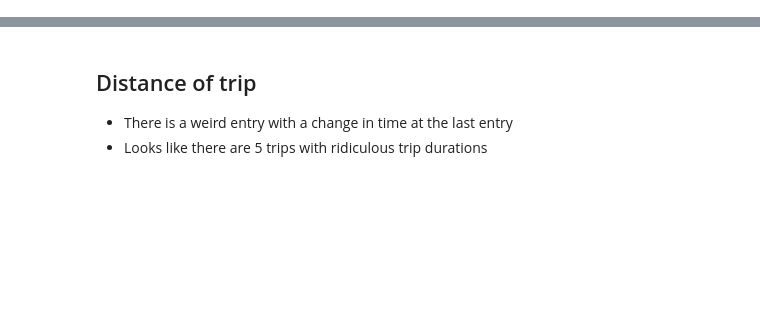
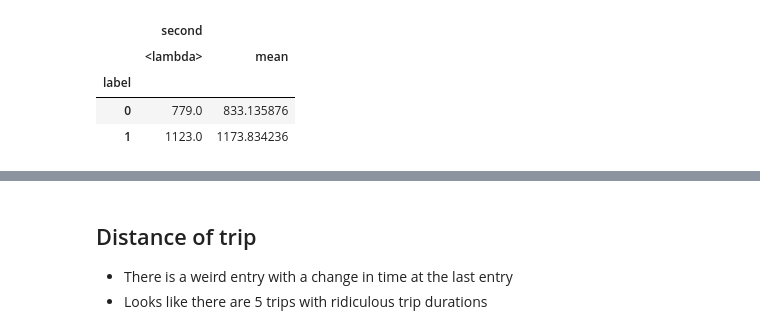
Before and after one commit to jtsw1990/grab-ai-safety, a Jupyter notebook: 2. Safety Challenge - Exploratory Data Analysis.ipynb, the cells around one changed output, grey strips where cells are left out. Drawn from its saved outputs; the diff is of its cells as text; code cells hidden in the pictures; blank space fills up the shorter version.

```diff
--- a/2. Safety Challenge - Exploratory Data Analysis.ipynb
+++ b/2. Safety Challenge - Exploratory Data Analysis.ipynb
@@ -47,7 +47,17 @@ df.loc[ mask, [
 # %%
 df.groupby("bookingid").agg(
     {
         "second" : np.max,
         "label" : np.max
     }
-).groupby("label").agg("mean")
+).groupby("label").agg(
+    {
+    "second" : [lambda x: np.percentile(x, q=50), np.mean]
+    }
+)
+# %% [output]
+|  | second |  |
+|  | <lambda> | mean |
+| label |  |  |
+| 0 | 779.0 | 833.135876 |
+| 1 | 1123.0 | 1173.834236 |
```
Also changed, not shown: parts of 11 cells of this notebook, 4 other files.
